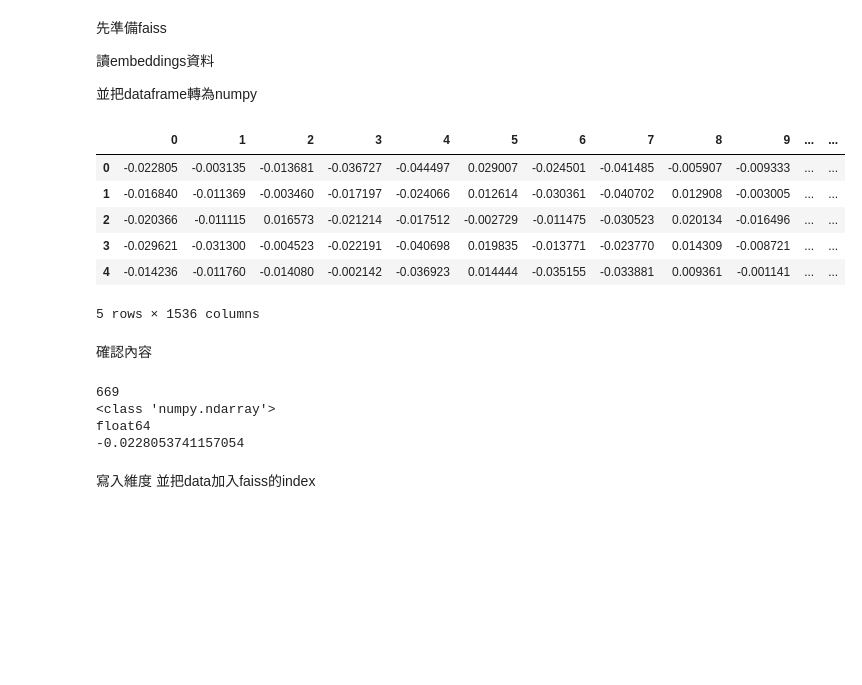
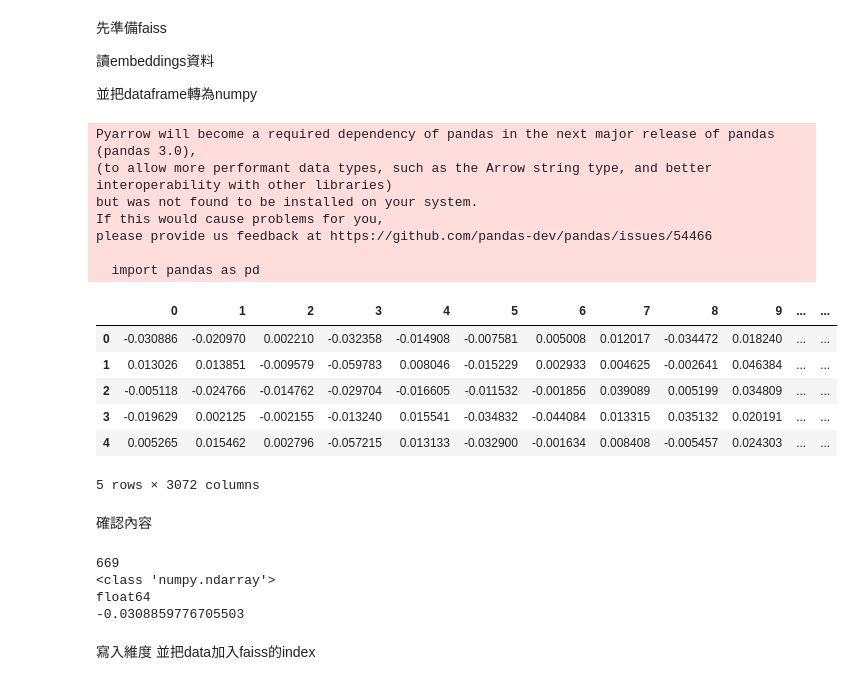
Before and after one commit to vanilladb/CustomerService, a Jupyter notebook: rag-faiss.ipynb, the cells around one changed output. Cells and saved outputs as stored; diff of their text form; code cells hidden in the pictures; blank space fills up the shorter version.

Commit message:
text-embed-V3-3072 added!

```diff
--- a/rag-faiss.ipynb
+++ b/rag-faiss.ipynb
@@ -58,19 +58,26 @@ instruction = "You are customer service from Flora. You must answer questions re
 # %%
 import pandas as pd
 import numpy as np
 
-csv_file = 'data\Qembeddings.csv'
+csv_file = 'data\embeddingsV3_3072.csv'
 df = pd.read_csv(csv_file)
 data = df.to_numpy()
 df.head(5)
 # %% [output]
+Pyarrow will become a required dependency of pandas in the next major release of pandas (pandas 3.0),
+(to allow more performant data types, such as the Arrow string type, and better interoperability with other libraries)
+but was not found to be installed on your system.
+If this would cause problems for you,
+please provide us feedback at https://github.com/pandas-dev/pandas/issues/54466
+
+  import pandas as pd
 |  | 0 | 1 | 2 | 3 | 4 | 5 | 6 | 7 | 8 | 9 | ... | ... |
-| 0 | -0.022805 | -0.003135 | -0.013681 | -0.036727 | -0.044497 | 0.029007 | -0.024501 | -0.041485 | -0.005907 | -0.009333 | ... | ... |
-| 1 | -0.016840 | -0.011369 | -0.003460 | -0.017197 | -0.024066 | 0.012614 | -0.030361 | -0.040702 | 0.012908 | -0.003005 | ... | ... |
-| 2 | -0.020366 | -0.011115 | 0.016573 | -0.021214 | -0.017512 | -0.002729 | -0.011475 | -0.030523 | 0.020134 | -0.016496 | ... | ... |
-| 3 | -0.029621 | -0.031300 | -0.004523 | -0.022191 | -0.040698 | 0.019835 | -0.013771 | -0.023770 | 0.014309 | -0.008721 | ... | ... |
-| 4 | -0.014236 | -0.011760 | -0.014080 | -0.002142 | -0.036923 | 0.014444 | -0.035155 | -0.033881 | 0.009361 | -0.001141 | ... | ... |
+| 0 | -0.030886 | -0.020970 | 0.002210 | -0.032358 | -0.014908 | -0.007581 | 0.005008 | 0.012017 | -0.034472 | 0.018240 | ... | ... |
+| 1 | 0.013026 | 0.013851 | -0.009579 | -0.059783 | 0.008046 | -0.015229 | 0.002933 | 0.004625 | -0.002641 | 0.046384 | ... | ... |
+| 2 | -0.005118 | -0.024766 | -0.014762 | -0.029704 | -0.016605 | -0.011532 | -0.001856 | 0.039089 | 0.005199 | 0.034809 | ... | ... |
+| 3 | -0.019629 | 0.002125 | -0.002155 | -0.013240 | 0.015541 | -0.034832 | -0.044084 | 0.013315 | 0.035132 | 0.020191 | ... | ... |
+| 4 | 0.005265 | 0.015462 | 0.002796 | -0.057215 | 0.013133 | -0.032900 | -0.001634 | 0.008408 | -0.005457 | 0.024303 | ... | ... |
-5 rows × 1536 columns
+5 rows × 3072 columns
 # %% [markdown]
 確認內容
 # %%
@@ -82,7 +89,7 @@ print(data[0][0])
 669
 <class 'numpy.ndarray'>
 float64
--0.0228053741157054
+-0.0308859776705503
 # %% [markdown]
 寫入維度 並把data加入faiss的index
 # %%
```
Also changed, not shown: parts of 11 cells of this notebook, 2 other files.
